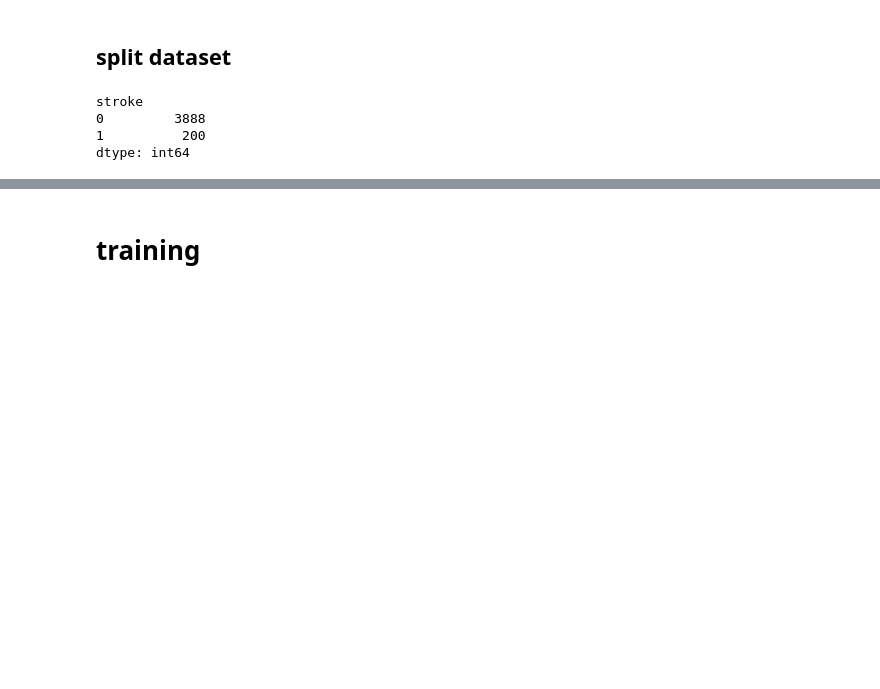
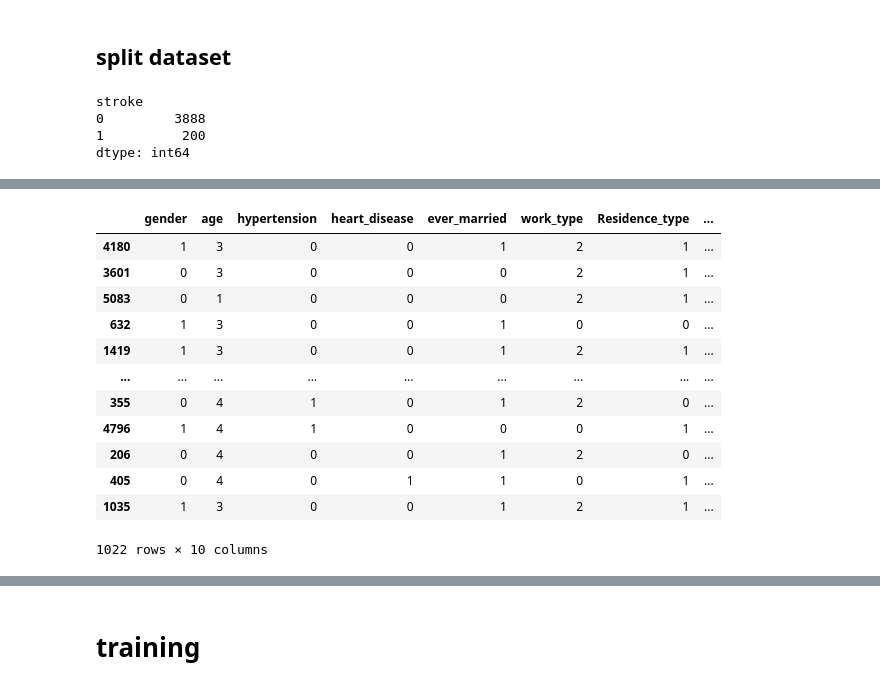
Before and after one commit to Visheshpgowda/disease-prediction-app, a Jupyter notebook: backend/app/models/stroke.ipynb, the cells around one changed output, grey strips where cells are left out. Saved outputs shown, nothing was run; the diff lists cells and outputs as text; code cells hidden in the pictures; blank space fills up the shorter version.

```diff
--- a/backend/app/models/stroke.ipynb
+++ b/backend/app/models/stroke.ipynb
@@ -272,0 +291,16 @@ dtype: int64
+# %%
+X_test
+# %% [output]
+|  | gender | age | hypertension | heart_disease | ever_married | work_type | Residence_type | ... |
+| 4180 | 1 | 3 | 0 | 0 | 1 | 2 | 1 | ... |
+| 3601 | 0 | 3 | 0 | 0 | 0 | 2 | 1 | ... |
+| 5083 | 0 | 1 | 0 | 0 | 0 | 2 | 1 | ... |
+| 632 | 1 | 3 | 0 | 0 | 1 | 0 | 0 | ... |
+| 1419 | 1 | 3 | 0 | 0 | 1 | 2 | 1 | ... |
+| ... | ... | ... | ... | ... | ... | ... | ... | ... |
+| 355 | 0 | 4 | 1 | 0 | 1 | 2 | 0 | ... |
+| 4796 | 1 | 4 | 1 | 0 | 0 | 0 | 1 | ... |
+| 206 | 0 | 4 | 0 | 0 | 1 | 2 | 0 | ... |
+| 405 | 0 | 4 | 0 | 1 | 1 | 0 | 1 | ... |
+| 1035 | 1 | 3 | 0 | 0 | 1 | 2 | 1 | ... |
+1022 rows × 10 columns
```
Also changed, not shown: parts of 19 cells of this notebook, 1 other file.
